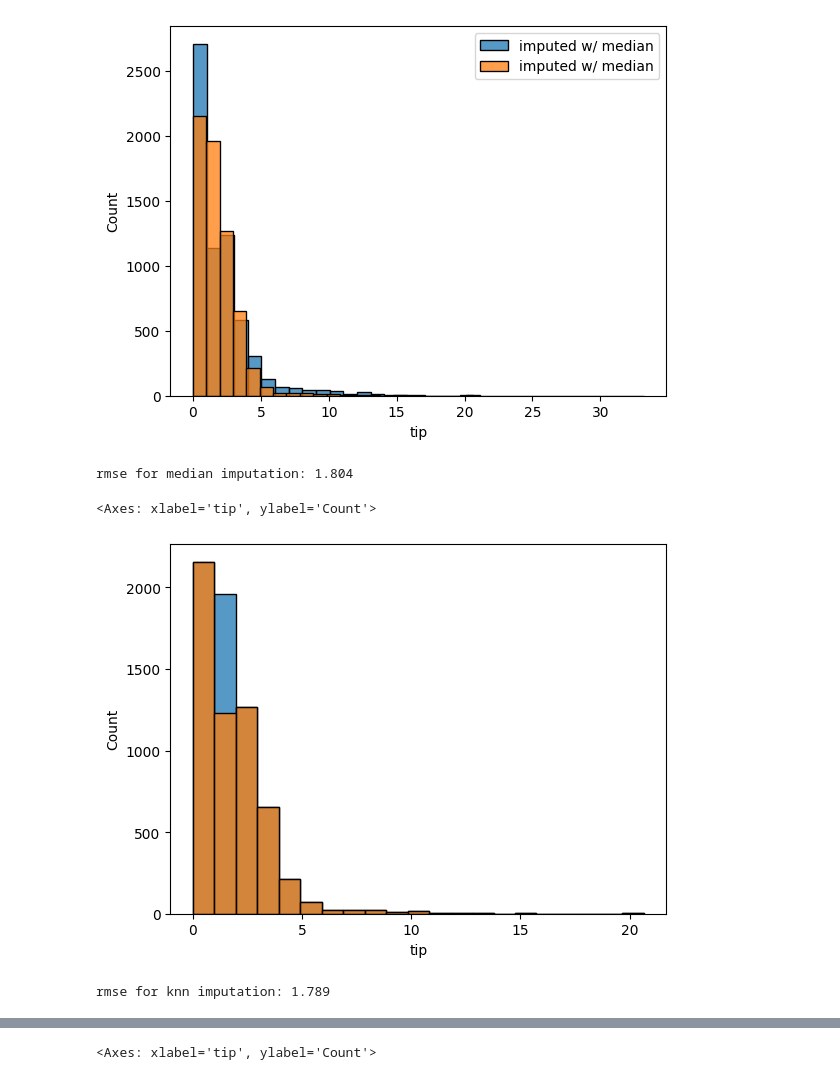
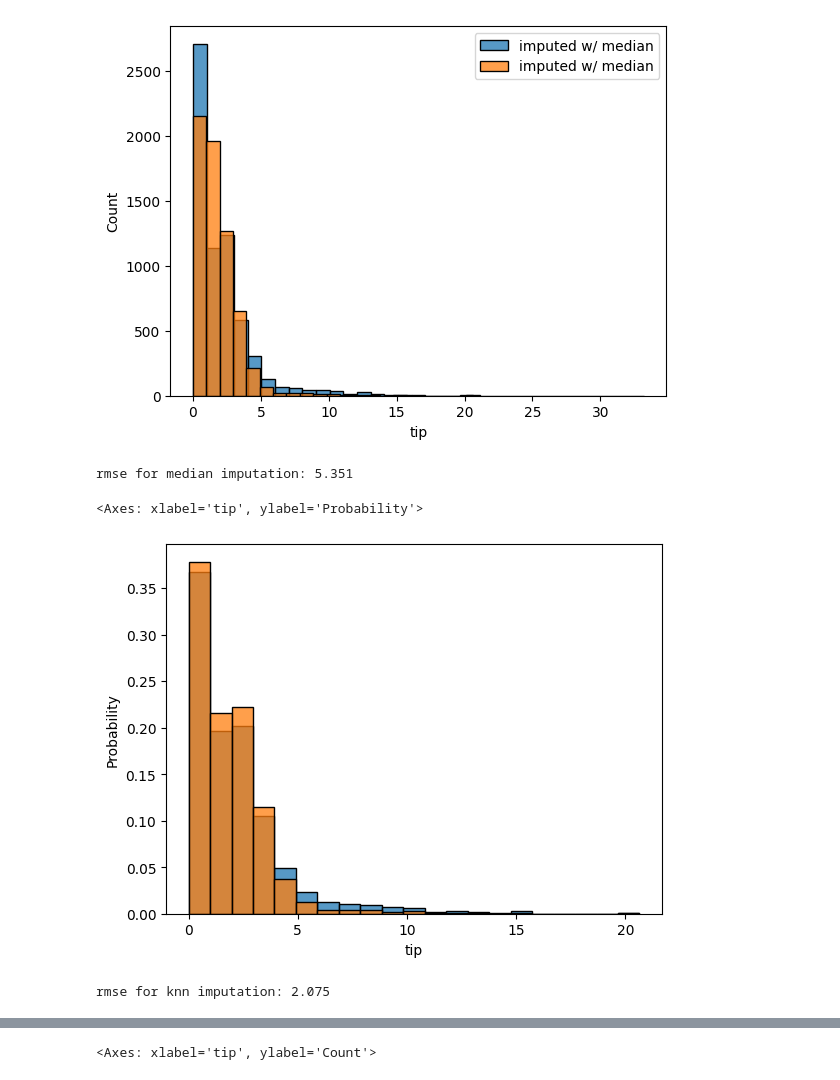
Before and after one commit to brookshu/data_eng300SP_hu, a Jupyter notebook: dataset_hu_shim_03-missing-data-class.ipynb, the cells around one changed output, grey strips where cells are left out. Saved outputs shown, nothing was run; the diff lists cells and outputs as text; code cells hidden in the pictures.

```diff
--- a/dataset_hu_shim_03-missing-data-class.ipynb
+++ b/dataset_hu_shim_03-missing-data-class.ipynb
@@ -445,32 +449,32 @@ ax.legend()
 <matplotlib.legend.Legend at 0x...>
 [figure]
 # %%
-rmse_med = math.sqrt(mean_squared_error(taxi['tip'], subtaxi_median_si['tip']))
+rmse_med = math.sqrt(mean_squared_error(taxi.loc[missing_idx,'tip'], subtaxi_median_si.loc[missing_idx, 'tip']))
 print('rmse for median imputation: {:.3f}'.format(rmse_med))
 # %% [output]
-rmse for median imputation: 1.804
+rmse for median imputation: 5.351
 # %%
 # knn
 
 from sklearn.impute import KNNImputer
 # set up imputing for KNN
 
-subtaxi_knn = subtaxi_missing.copy()
+subtaxi_knn = taxi_knn = subtaxi_missing.copy()
 
-subtaxi_knn['tip'] = KNNImputer(n_neighbors=5).fit_transform(subtaxi_knn[['tip']])
-subtaxi_knn_df = pd.DataFrame(subtaxi_knn, columns=subtaxi_knn.columns)
+subtaxi_knn = KNNImputer(n_neighbors=3).fit_transform(subtaxi_knn)
+subtaxi_knn_df = pd.DataFrame(subtaxi_knn, columns=taxi_knn.columns)
 
 # visualize completed data
 # fig, ax = plt.subplots(1, 1)
-sns.histplot(subtaxi_knn_df['tip'], binwidth=1, label='knn imputation')
-sns.histplot(subtaxi_missing['tip'], binwidth=1, label='unimputed')
+sns.histplot(subtaxi_knn_df['tip'], binwidth=1,stat='probability', label='knn imputation')
+sns.histplot(subtaxi_missing['tip'], binwidth=1, stat='probability', label='unimputed')
 # ax.legend()
 # %% [output]
-<Axes: xlabel='tip', ylabel='Count'>
+<Axes: xlabel='tip', ylabel='Probability'>
-[figure, old version]
+[figure, new version]
 # %%
-rmse_knn = math.sqrt(mean_squared_error(taxi['tip'], subtaxi_knn_df['tip']))
+rmse_knn = math.sqrt(mean_squared_error(taxi.loc[missing_idx, 'tip'], subtaxi_knn_df.loc[missing_idx, 'tip']))
 print('rmse for knn imputation: {:.3f}'.format(rmse_knn))
 # %% [output]
-rmse for knn imputation: 1.789
+rmse for knn imputation: 2.075
 # %%
```
Also changed, not shown: parts of 14 cells of this notebook.
